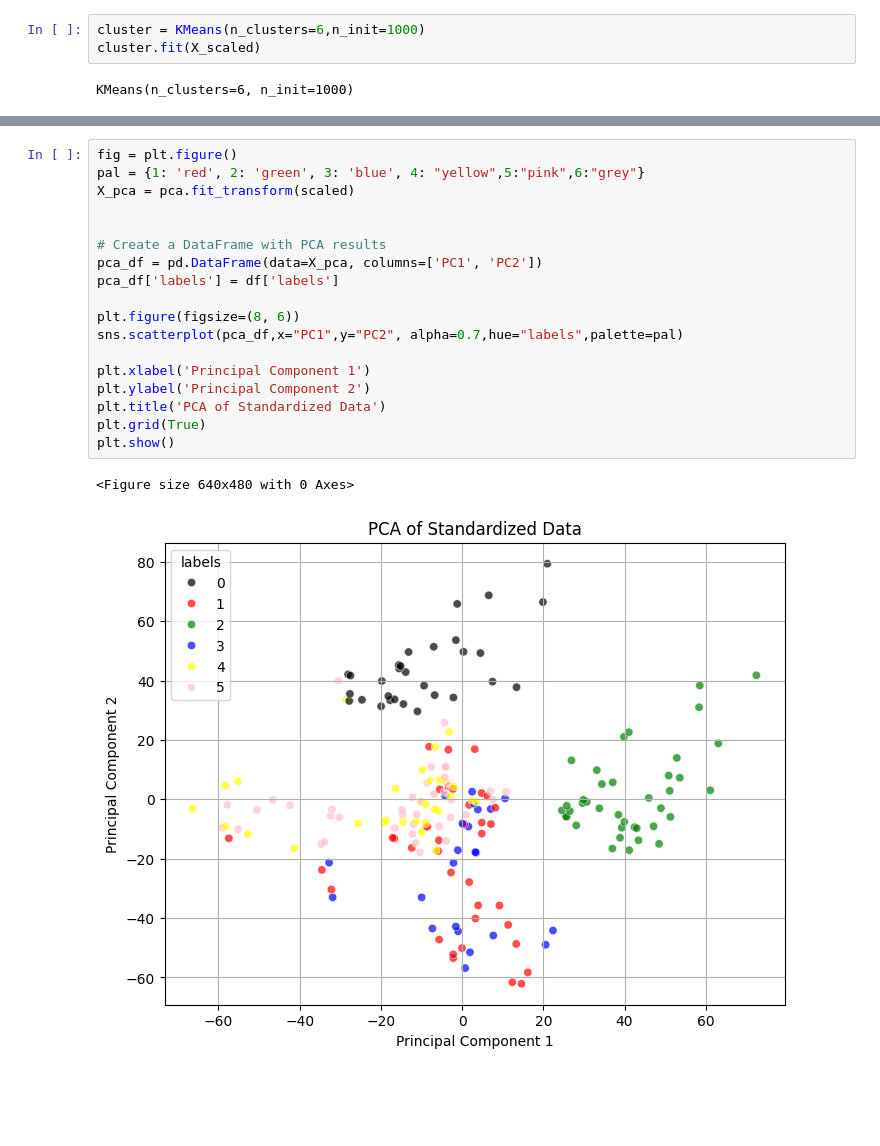
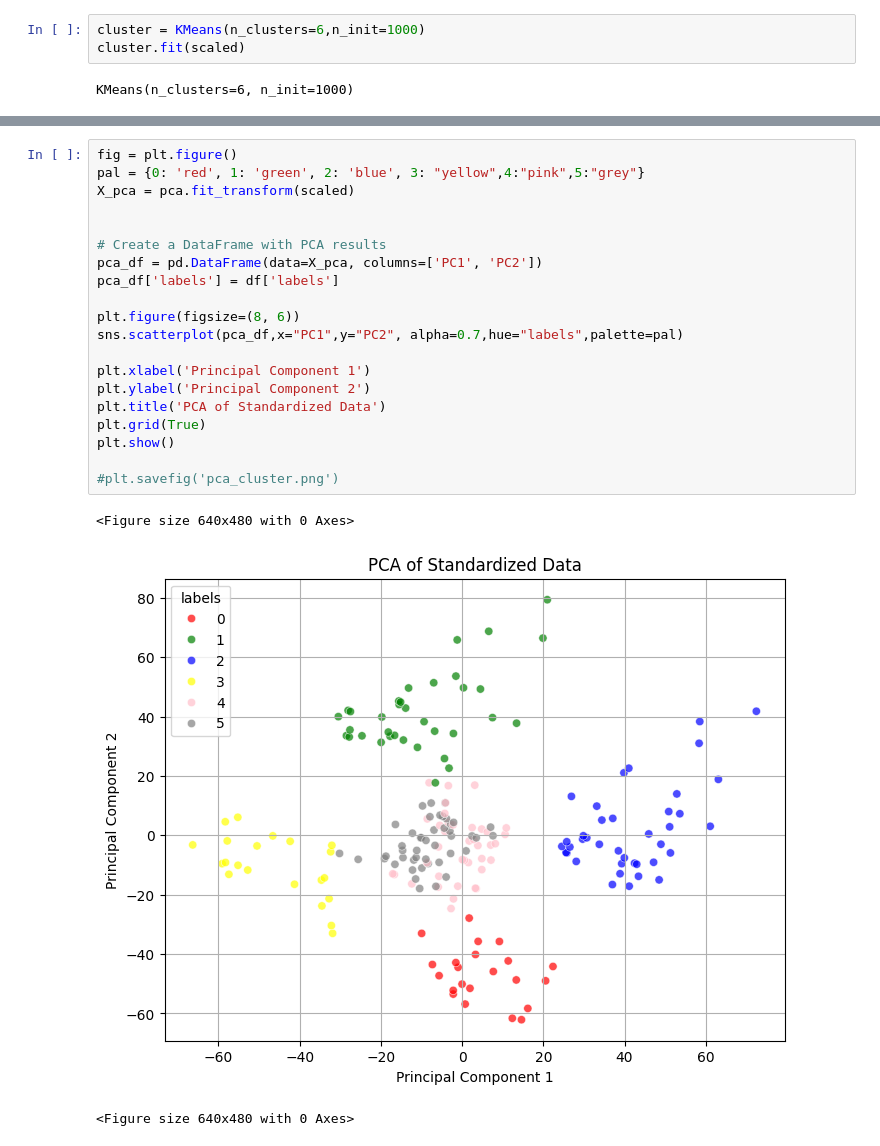
Before and after one commit to mechanekokirin/segmentation, a Jupyter notebook: m.ipynb, the cells around one changed output, grey strips where cells are left out. Saved outputs shown, nothing was run; the diff lists cells and outputs as text; blank space fills up the shorter version.

Commit message:
hasta clusters

```diff
--- a/m.ipynb
+++ b/m.ipynb
@@ -230,7 +213,7 @@ plt.show()
 [figure]
 # %%
 cluster = KMeans(n_clusters=6,n_init=1000)
-cluster.fit(X_scaled)
+cluster.fit(scaled)
 # %% [output]
 KMeans(n_clusters=6, n_init=1000)
 # %%
@@ -248,21 +226,24 @@ pca_df.head()
 # %%
 fig = plt.figure()
-pal = {1: 'red', 2: 'green', 3: 'blue', 4: "yellow",5:"pink",6:"grey"}
+pal = {0: 'red', 1: 'green', 2: 'blue', 3: "yellow",4:"pink",5:"grey"}
 X_pca = pca.fit_transform(scaled)
 
 
 # Create a DataFrame with PCA results
 pca_df = pd.DataFrame(data=X_pca, columns=['PC1', 'PC2'])
 pca_df['labels'] = df['labels']
 
 plt.figure(figsize=(8, 6))
 sns.scatterplot(pca_df,x="PC1",y="PC2", alpha=0.7,hue="labels",palette=pal)
 
 plt.xlabel('Principal Component 1')
 plt.ylabel('Principal Component 2')
 plt.title('PCA of Standardized Data')
 plt.grid(True)
 plt.show()
+
+#plt.savefig('pca_cluster.png')
 # %% [output]
 <Figure size 640x480 with 0 Axes>
-[figure, old version]
+[figure, new version]
+<Figure size 640x480 with 0 Axes>
```
Also changed, not shown: parts of 13 cells of this notebook, 3 other files.
